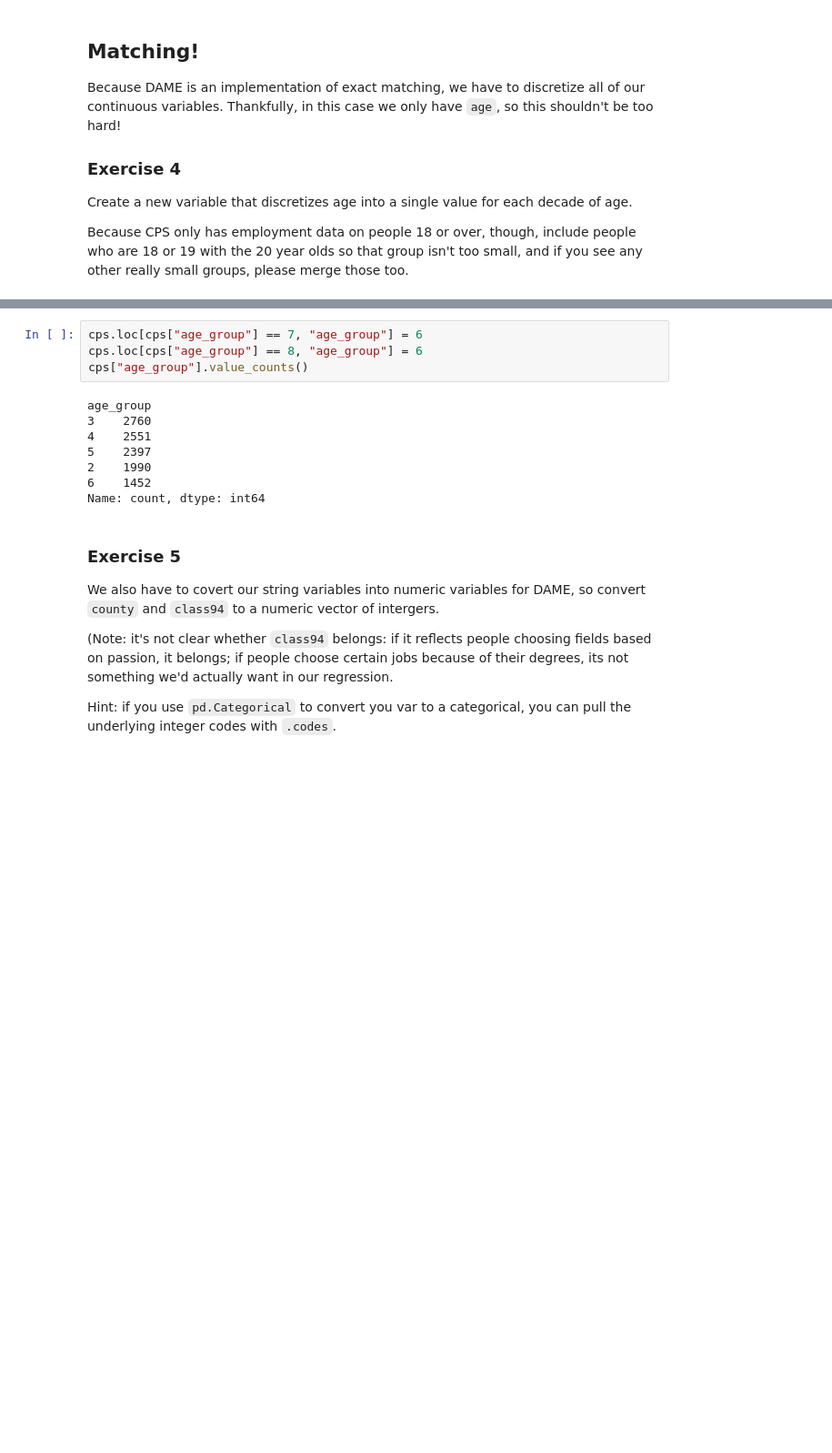
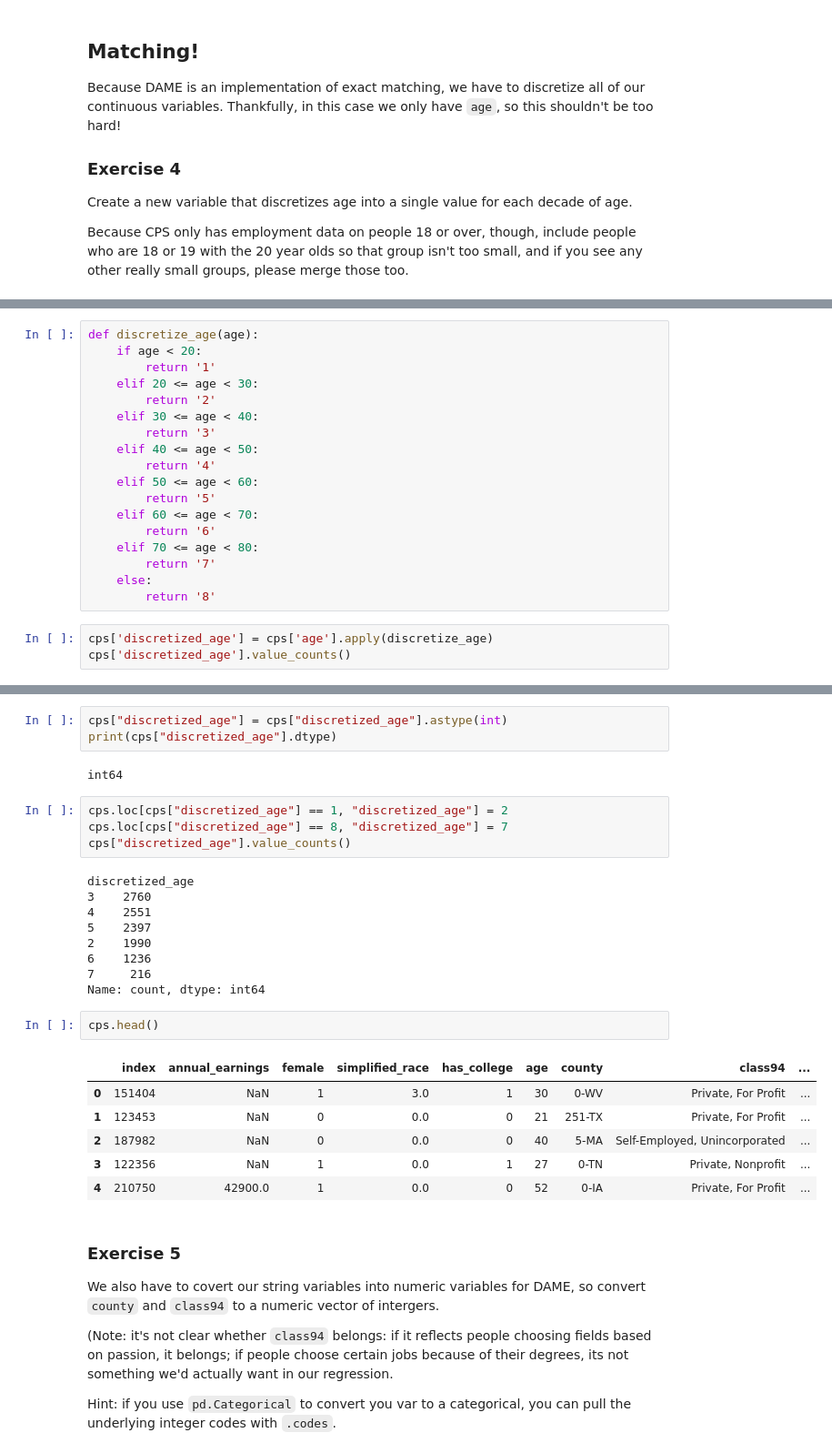
Before and after one commit to nogibjj/ZT-UDS, a Jupyter notebook: exercise_matching.ipynb, the cells around one changed output, grey strips where cells are left out. Shown: that part at 91% size. Cells and saved outputs as stored; diff of their text form; blank space fills up the shorter version.

```diff
--- a/exercise_matching.ipynb
+++ b/exercise_matching.ipynb
@@ -195,0 +182,21 @@ Name: count, dtype: int64
+# %%
+def discretize_age(age):
+    if age < 20:
+        return '1'
+    elif 20 <= age < 30:
+        return '2'
+    elif 30 <= age < 40:
+        return '3'
+    elif 40 <= age < 50:
+        return '4'
+    elif 50 <= age < 60:
+        return '5'
+    elif 60 <= age < 70:
+        return '6'
+    elif 70 <= age < 80:
+        return '7'
+    else:
+        return '8'
+# %%
+cps['discretized_age'] = cps['age'].apply(discretize_age)
+cps['discretized_age'].value_counts()
@@ -196,15 +214,30 @@ Name: count, dtype: int64
+# %%
+cps["discretized_age"] = cps["discretized_age"].astype(int)
+print(cps["discretized_age"].dtype)
+# %% [output]
+int64
 # %%
-cps.loc[cps["age_group"] == 7, "age_group"] = 6
-cps.loc[cps["age_group"] == 8, "age_group"] = 6
-cps["age_group"].value_counts()
+cps.loc[cps["discretized_age"] == 1, "discretized_age"] = 2
+cps.loc[cps["discretized_age"] == 8, "discretized_age"] = 7
+cps["discretized_age"].value_counts()
 # %% [output]
-age_group
+discretized_age
 3    2760
 4    2551
 5    2397
 2    1990
-6    1452
+6    1236
+7     216
 Name: count, dtype: int64
+# %%
+cps.head()
+# %% [output]
+|  | index | annual_earnings | female | simplified_race | has_college | age | county | class94 | ... |
+| 0 | 151404 | NaN | 1 | 3.0 | 1 | 30 | 0-WV | Private, For Profit | ... |
+| 1 | 123453 | NaN | 0 | 0.0 | 0 | 21 | 251-TX | Private, For Profit | ... |
+| 2 | 187982 | NaN | 0 | 0.0 | 0 | 40 | 5-MA | Self-Employed, Unincorporated | ... |
+| 3 | 122356 | NaN | 1 | 0.0 | 1 | 27 | 0-TN | Private, Nonprofit | ... |
+| 4 | 210750 | 42900.0 | 1 | 0.0 | 0 | 52 | 0-IA | Private, For Profit | ... |
 # %% [markdown]
 ### Exercise 5
 
```
Also changed, not shown: parts of 3 cells of this notebook.
